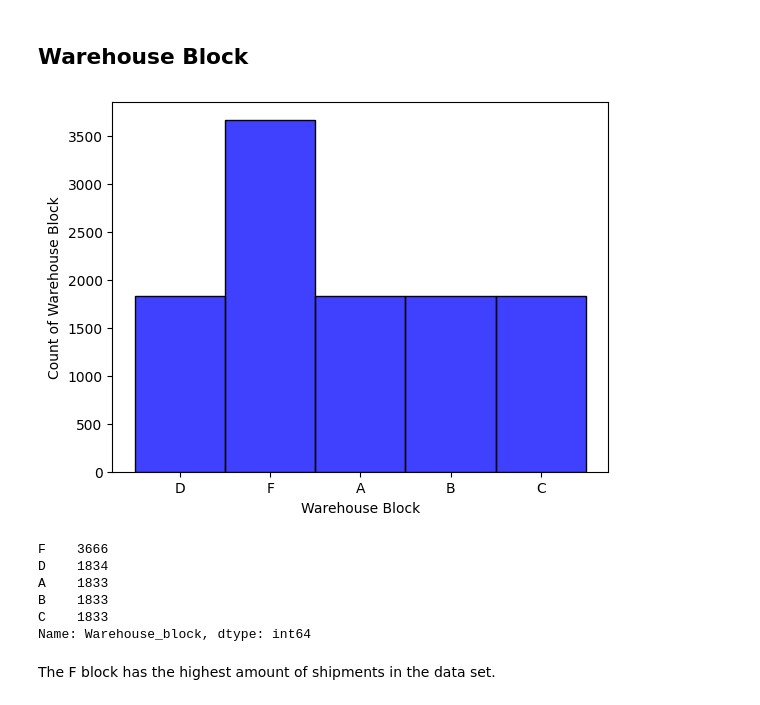
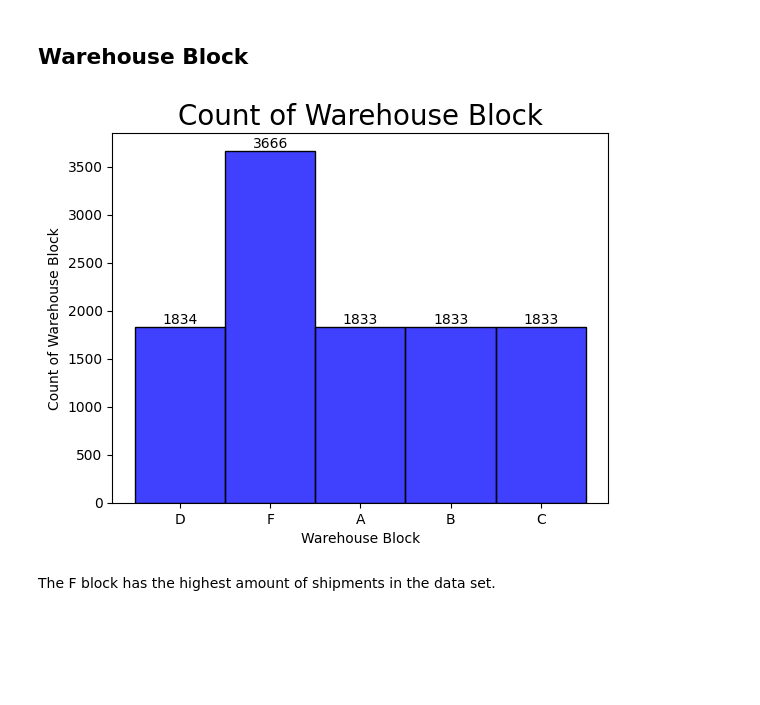
Before and after one commit to sharclark/Ecommerce-Shipping-Project, a Jupyter notebook: Ecom_Shipping_Project.ipynb, the cells around one changed output. Drawn from its saved outputs; the diff is of its cells as text; code cells hidden in the pictures; blank space fills up the shorter version.

```diff
--- a/Ecom_Shipping_Project.ipynb
+++ b/Ecom_Shipping_Project.ipynb
@@ -16,7 +16,7 @@ import numpy as np
 import seaborn as sns
 import matplotlib.pyplot as plt
 # %%
-df = pd.read_csv('/content/Train.csv')
+df = pd.read_csv('/content/Train 2.csv')
 df.head()
 # source: https://www.kaggle.com/code/santhoshtsk/ecommerce-shipping-eda-prediction
 # %% [output]
@@ -181,18 +181,13 @@ Index(['Warehouse_block', 'Mode_of_Shipment', 'Customer_care_calls',
 # %%
 ax = sns.histplot(x = 'Warehouse_block',
               data = df,
               color = 'blue')
 ax.set(xlabel='Warehouse Block', ylabel='Count of Warehouse Block')
+ax.set_title( "Count of Warehouse Block" , size = 20 )
+ax.bar_label(ax.containers[0])
 plt.show()
-df['Warehouse_block'].value_counts()
 # %% [output]
-[figure, old version]
+[figure, new version]
-F    3666
-D    1834
-A    1833
-B    1833
-C    1833
-Name: Warehouse_block, dtype: int64
 # %% [markdown]
 The F block has the highest amount of shipments in the data set.
 # %% [markdown]
```
Also changed, not shown: parts of 57 cells of this notebook.
